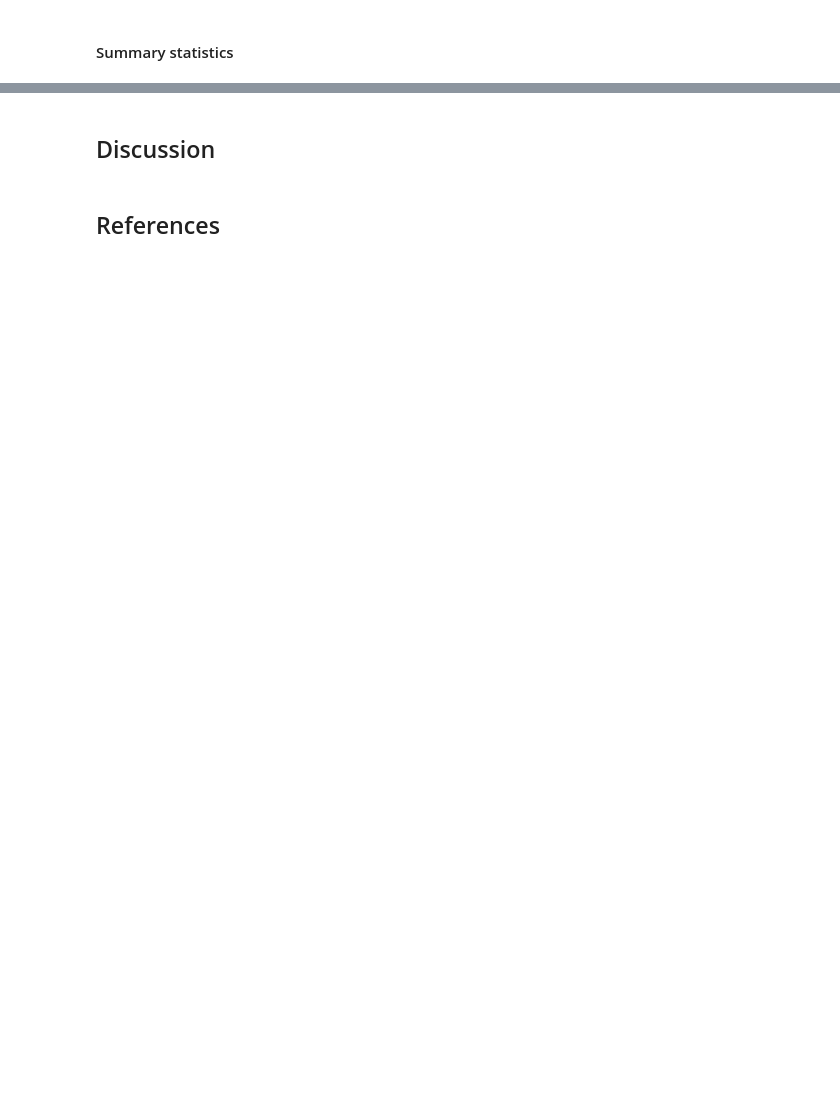
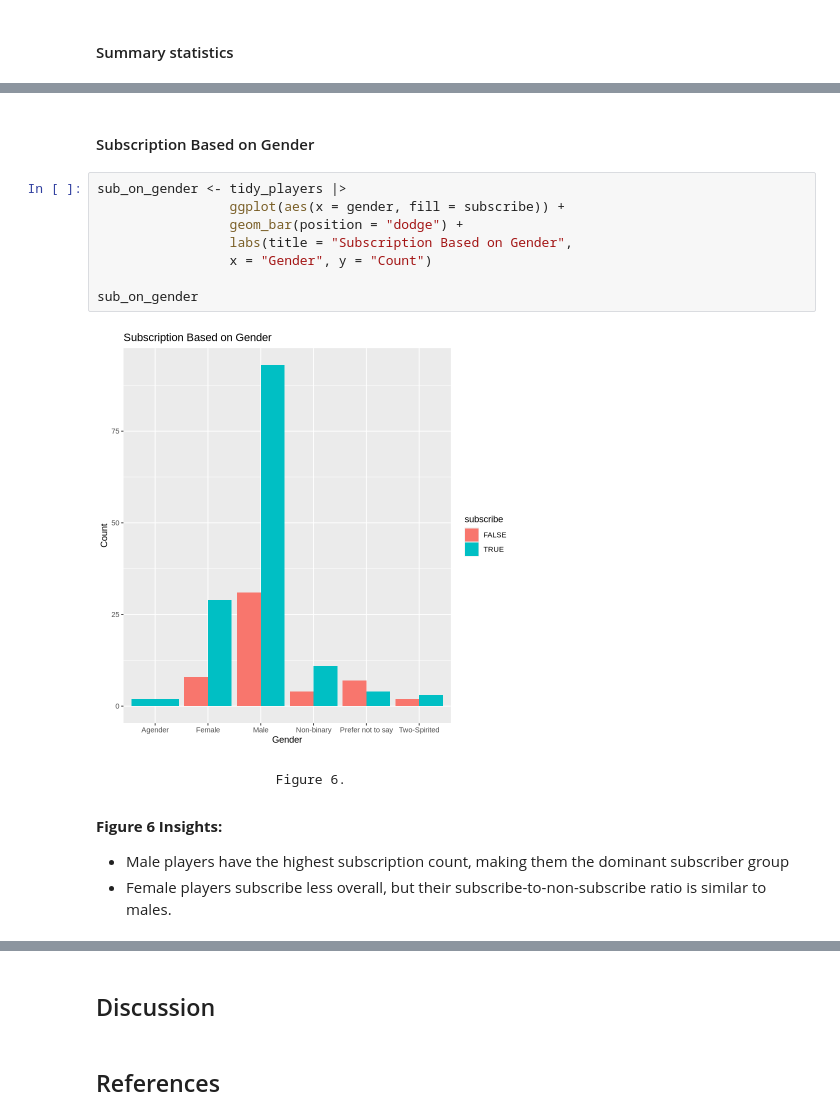
Before and after one commit to avahbot/dsci-100-term-project-final, a Jupyter notebook: project.ipynb, the cells around one changed output, grey strips where cells are left out. Saved outputs shown, nothing was run; the diff lists cells and outputs as text; blank space fills up the shorter version.

```diff
--- a/project.ipynb
+++ b/project.ipynb
@@ -101,0 +190,19 @@ A tibble: 2 × 5
+# %% [markdown]
+#### Subscription Based on Gender
+# %%
+sub_on_gender <- tidy_players |>
+                 ggplot(aes(x = gender, fill = subscribe)) +
+                 geom_bar(position = "dodge") +
+                 labs(title = "Subscription Based on Gender",
+                 x = "Gender", y = "Count")
+
+sub_on_gender
+# %% [output]
+[figure, added]
+# %% [markdown]
+                         Figure 6.
+# %% [markdown]
+**Figure 6 Insights:**
+
+* Male players have the highest subscription count, making them the dominant subscriber group
+* Female players subscribe less overall, but their subscribe-to-non-subscribe ratio is similar to males.
```
Also changed, not shown: parts of 27 cells of this notebook.
